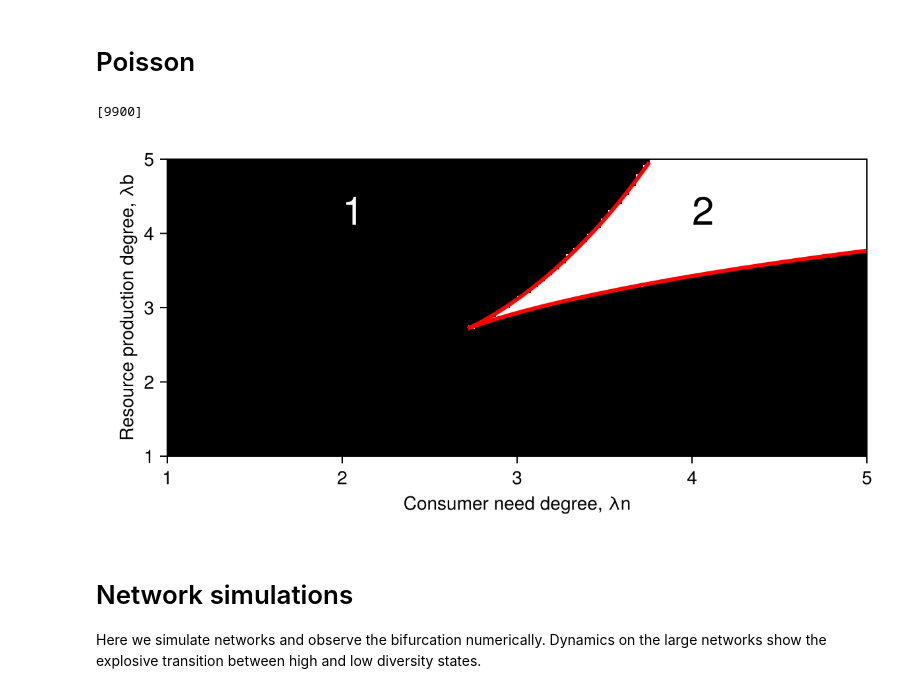
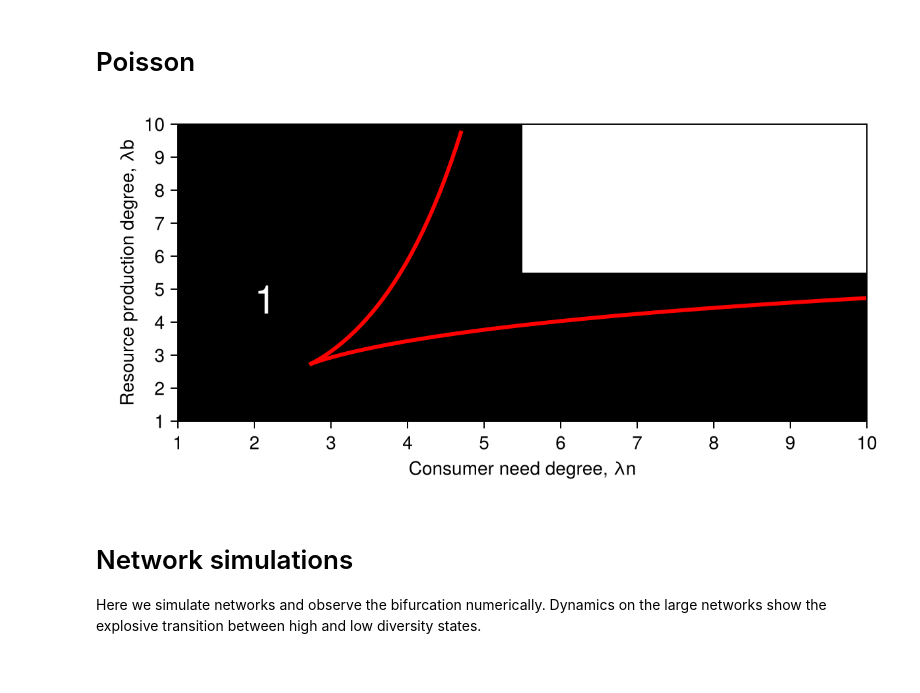
Before and after one commit to CleggTom/MiNet, a Jupyter notebook: Notebooks/Main.ipynb, the cells around one changed output. Cells and saved outputs as stored; diff of their text form; code cells hidden in the pictures.

```diff
--- a/Notebooks/Main.ipynb
+++ b/Notebooks/Main.ipynb
@@ -45,8 +67,8 @@ Main.MiNet
 F(X,Y,λ) = exp(λ[1]*(X − 1) + λ[2]*(Y − 1) + λ[3]*(X*Y − 1))
 
 #generate p_list
-n_l = 100
-l_vec = range(1.0, 5.0, length = n_l)
+n_l = 2
+l_vec = range(1.0, 10.0, length = n_l)
 ρ = 0.0
 p_mat = [([λn,λp, ρ*sqrt(λn*λp)], [λp,λn, ρ*sqrt(λn*λp)]) for λn = l_vec, λp = l_vec]
 
@@ -65,39 +87,37 @@ Threads.@threads for i = 1:n_l
         B(x) = F(x[1],x[2], p_mat[i,j][1])
         C(x) = F(x[1],x[2], p_mat[i,j][2])
 
-        b0,c0 = MiNet.solve_arrival_probs(B,C,0.0,0.0)
+        b0,c0 = MiNet.solve_arrival_probs(B,C)
 
         b0_sols[i,j] = b0
         c0_sols[i,j] = c0
     end
 end
-# %% [output]
-[9900]
 # %%
 f = Figure(size = (600,300))
-n_l = 200
-l_vec = range(1.0, 5.0, length = n_l)
+n_l = 100
+l_vec = range(1.0, 10.0, length = n_l)
 ax = Axis(f[1,1], xlabel = "Consumer need degree, λn",
                   ylabel = "Resource production degree, λb")
 
 #plot phase space
 N_b0 = length.(b0_sols)
 heatmap!(ax, l_vec, l_vec, N_b0, colormap = :greys)
 
 #plot manifolds
-λc = range(exp(1), 5.0, length = 100)
+λc = range(exp(1), 10.0, length = 100)
 λb = hcat(MiNet.bifurcation_manifold.(λc)...)
 
-ind = λb[1,:] .< 5.0
+ind = λb[1,:] .< 10.0
 lines!(ax, λc[ind], λb[1,ind], color = "red", linewidth = 3)
 lines!(ax, λc, λb[2,:], color = "red", linewidth = 3)
 
 text!(ax, 2, 4, text = "1", color = "white", fontsize = 30)
 text!(ax, 4, 4, text = "2", color = "black", fontsize = 30)
 
 f
 # %% [output]
-[figure, old version]
+[figure, new version]
 # %% [markdown]
 # Network simulations
 
```
Also changed, not shown: parts of 75 cells of this notebook, 5 other files.
